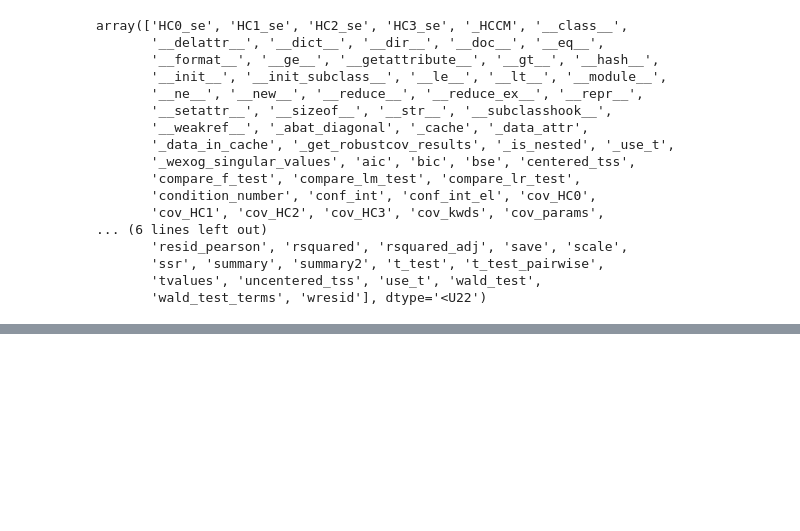
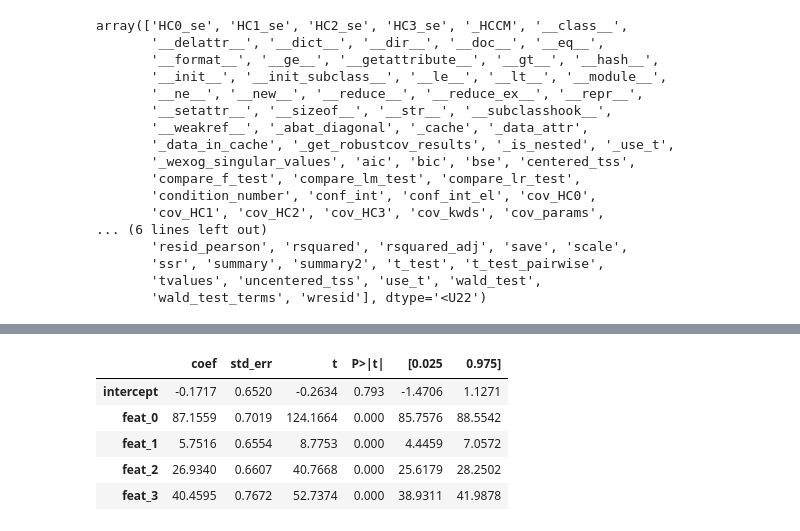
Before and after one commit to G-Licitra/hime, a Jupyter notebook: notebook/romeo_linear_regression.ipynb, the cells around one changed output, grey strips where cells are left out. Saved outputs shown, nothing was run; the diff lists cells and outputs as text; code cells hidden in the pictures; blank space fills up the shorter version.

```diff
--- a/notebook/romeo_linear_regression.ipynb
+++ b/notebook/romeo_linear_regression.ipynb
@@ -321,3 +319,12 @@ OLS Regression Results
 | Kurtosis: | 2.845 | Cond. No. | 1.34 |
 Notes:
 [1] Standard Errors assume that the covariance matrix of the errors is correctly specified.
+# %%
+reg.summary_.round(4)
+# %% [output]
+|  | coef | std_err | t | P>|t| | [0.025 | 0.975] |
+| intercept | -0.1717 | 0.6520 | -0.2634 | 0.793 | -1.4706 | 1.1271 |
+| feat_0 | 87.1559 | 0.7019 | 124.1664 | 0.000 | 85.7576 | 88.5542 |
+| feat_1 | 5.7516 | 0.6554 | 8.7753 | 0.000 | 4.4459 | 7.0572 |
+| feat_2 | 26.9340 | 0.6607 | 40.7668 | 0.000 | 25.6179 | 28.2502 |
+| feat_3 | 40.4595 | 0.7672 | 52.7374 | 0.000 | 38.9311 | 41.9878 |
```
Also changed, not shown: parts of 6 cells of this notebook, 3 other files.
